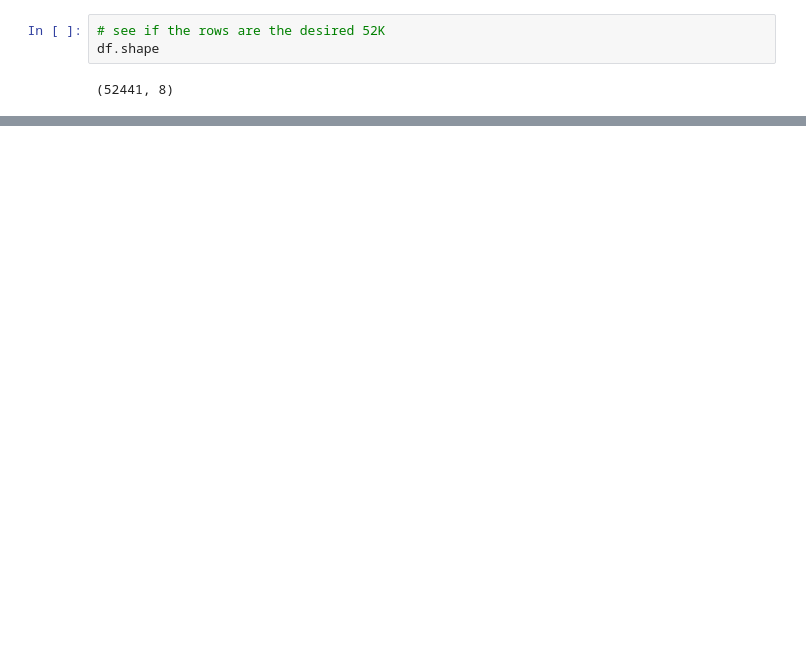
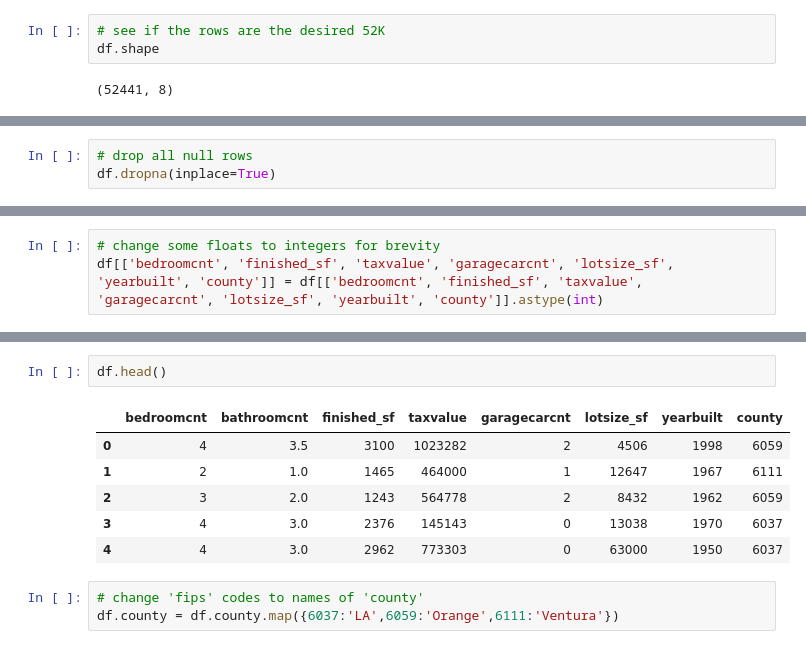
Before and after one commit to Brian-ONeil/project2_zillow, a Jupyter notebook: non_final_report.ipynb, the cells around one changed output, grey strips where cells are left out. Cells and saved outputs as stored; diff of their text form; blank space fills up the shorter version.

```diff
--- a/non_final_report.ipynb
+++ b/non_final_report.ipynb
@@ -41,0 +149,3 @@ df.shape
+# %%
+# drop all null rows
+df.dropna(inplace=True)
@@ -41,0 +170,3 @@ df.shape
+# %%
+# change some floats to integers for brevity
+df[['bedroomcnt', 'finished_sf', 'taxvalue', 'garagecarcnt', 'lotsize_sf', 'yearbuilt', 'county']] = df[['bedroomcnt', 'finished_sf', 'taxvalue', 'garagecarcnt', 'lotsize_sf', 'yearbuilt', 'county']].astype(int)
@@ -41,0 +192,12 @@ df.shape
+# %%
+df.head()
+# %% [output]
+|  | bedroomcnt | bathroomcnt | finished_sf | taxvalue | garagecarcnt | lotsize_sf | yearbuilt | county |
+| 0 | 4 | 3.5 | 3100 | 1023282 | 2 | 4506 | 1998 | 6059 |
+| 1 | 2 | 1.0 | 1465 | 464000 | 1 | 12647 | 1967 | 6111 |
+| 2 | 3 | 2.0 | 1243 | 564778 | 2 | 8432 | 1962 | 6059 |
+| 3 | 4 | 3.0 | 2376 | 145143 | 0 | 13038 | 1970 | 6037 |
+| 4 | 4 | 3.0 | 2962 | 773303 | 0 | 63000 | 1950 | 6037 |
+# %%
+# change 'fips' codes to names of 'county'
+df.county = df.county.map({6037:'LA',6059:'Orange',6111:'Ventura'})
```
Also changed, not shown: parts of 33 cells of this notebook, 2 other files.
